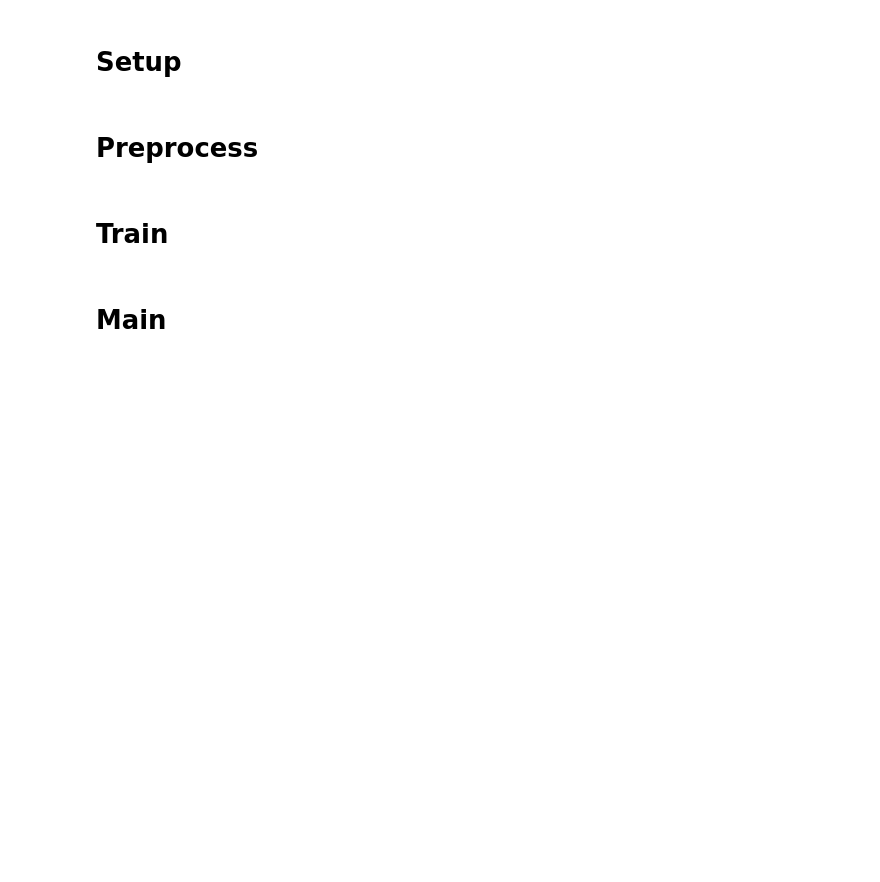
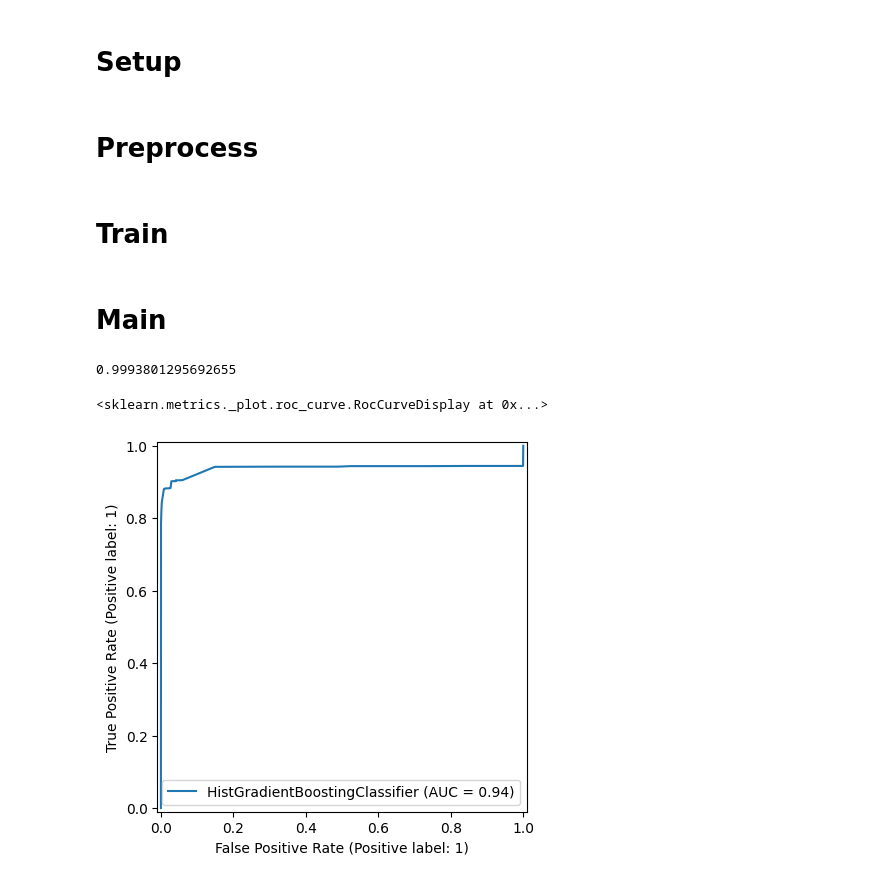
Before and after one commit to devonho/cc_fraud_detection, a Jupyter notebook: cc_fraud.ipynb, the cells around one changed output. Saved outputs shown, nothing was run; the diff lists cells and outputs as text; code cells hidden in the pictures; blank space fills up the shorter version.

Commit message:
included roc auc chart

```diff
--- a/cc_fraud.ipynb
+++ b/cc_fraud.ipynb
@@ -43,20 +47,19 @@ def train(X, y):
 # %% [markdown]
 # Main
 # %%
-def main():
-  #df = pd.read_csv("./data/PS_20174392719_1491204439457_log.csv")
-  df = pd.read_excel("data_sm.xlsx")
-  data_cols = ['step', 'type', 'amount', 'nameOrig', 'oldbalanceOrg', 'newbalanceOrig', 'nameDest', 'oldbalanceDest', 'newbalanceDest']
-
-  X = df[data_cols].to_numpy()
-  y = df['isFraud'].to_numpy()
-
-  preprocess(X)
-  model = train(X, y)
-
-  for i in range(100):
-    res = model.predict(X[i,:].reshape(1,-1))
-    print(res, y[i])
-
-if __name__ == "__main__":
-  main()
+df = pd.read_csv("./data/PS_20174392719_1491204439457_log.csv")
+X = df[data_cols].to_numpy()
+y = df['isFraud'].to_numpy()
+# %%
+X1 = preprocess(X)
+# %%
+X_train, X_test, y_train, y_test = train_test_split(X1, y, random_state=42)
+# %%
+clf = train(X_train, X_test, y_train, y_test)
+# %% [output]
+0.9993801295692655
+# %%
+RocCurveDisplay.from_estimator(clf, X_test, y_test)
+# %% [output]
+<sklearn.metrics._plot.roc_curve.RocCurveDisplay at 0x...>
+[figure, added]
```
Also changed, not shown: parts of 5 cells of this notebook.
